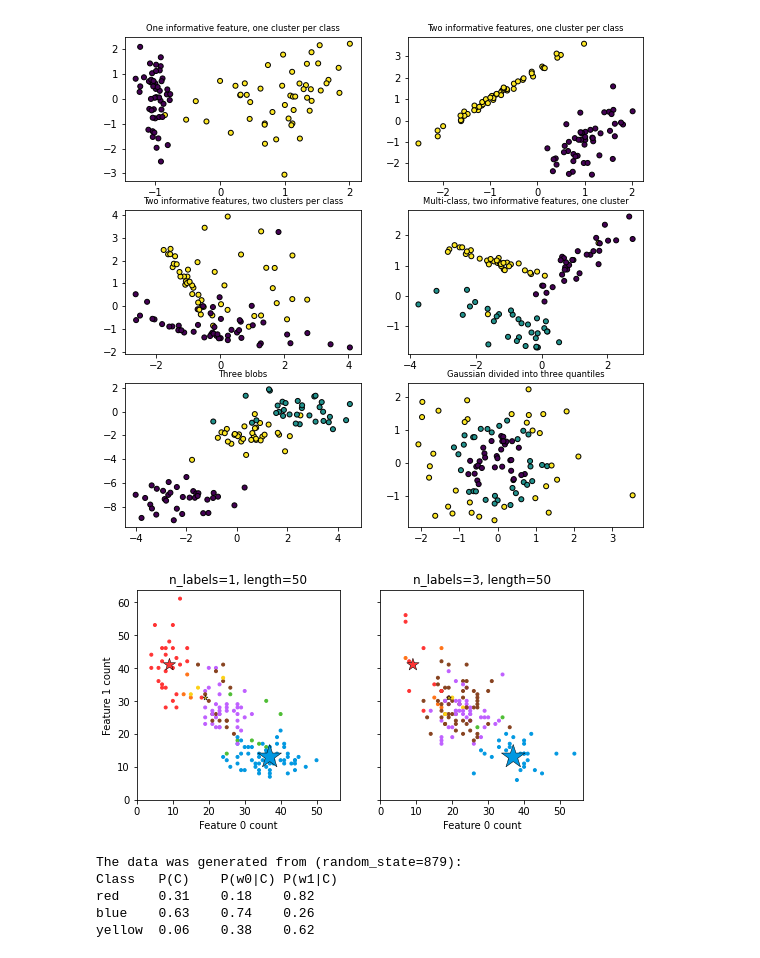
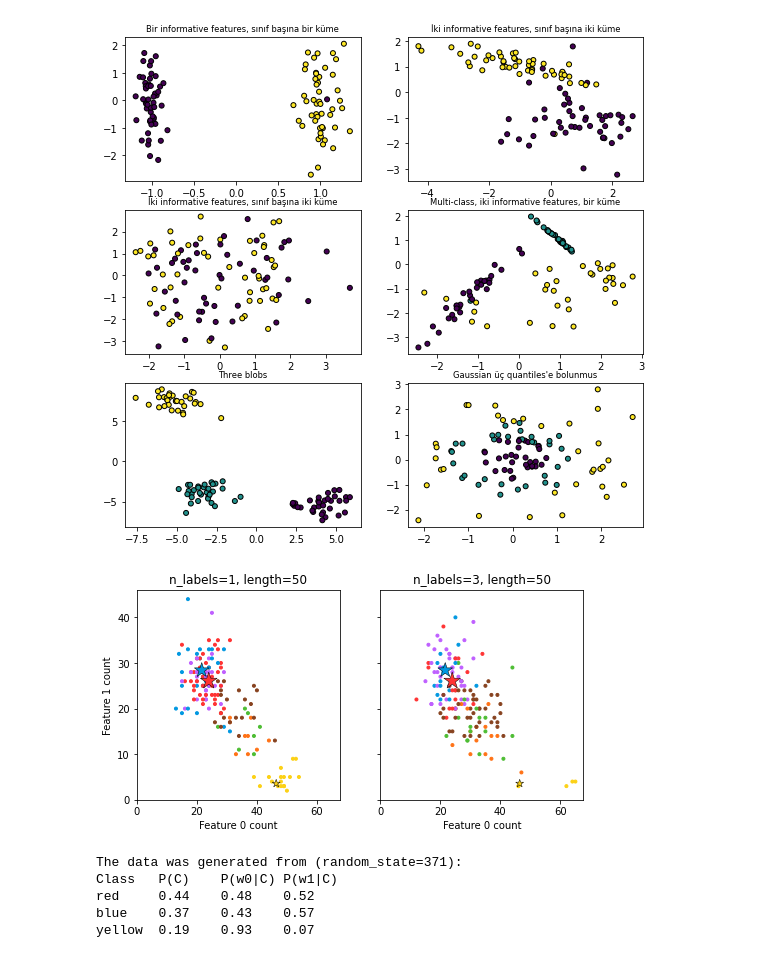
Before and after one commit to bestecetin/machinelearning, a Jupyter notebook: Week3.ipynb, the cells around one changed output. Saved outputs shown, nothing was run; the diff lists cells and outputs as text; code cells hidden in the pictures.

```diff
--- a/Week3.ipynb
+++ b/Week3.ipynb
@@ -61,55 +60,55 @@ plt.show()
 # %%
 from sklearn.datasets import make_classification
 from sklearn.datasets import make_blobs
 from sklearn.datasets import make_gaussian_quantiles
 
 plt.figure(figsize=(8, 8))
 plt.subplots_adjust(bottom=0.050, top=0.9, left=0.05, right=0.95)
 
 plt.subplot(321)
-plt.title("One informative feature, one cluster per class", fontsize="small")
-X1, Y1 = make_classification(
+plt.title("Bir informative features, sınıf başına bir küme", fontsize="small")
+x, y = make_classification(
     n_features=2, n_redundant=0, n_informative=1, n_clusters_per_class=1 #n_features=özellik sayısı, n_redundant=The number of redundant features
 
 )
-plt.scatter(X1[:, 0], X1[:, 1], marker="o", c=Y1, s=25, edgecolor="k")
+plt.scatter(x[:, 0], x[:, 1], marker="o", c=y, s=25, edgecolor="k")
 
 plt.subplot(322)
-plt.title("Two informative features, one cluster per class", fontsize="small")
-X1, Y1 = make_classification(
+plt.title("İki informative features, sınıf başına iki küme", fontsize="small")
+x, y = make_classification(
     n_features=2, n_redundant=0, n_informative=2, n_clusters_per_class=1
 )
-plt.scatter(X1[:, 0], X1[:, 1], marker="o", c=Y1, s=25, edgecolor="k")
+plt.scatter(x[:, 0], x[:, 1], marker="o", c=y, s=25, edgecolor="k")
 
 plt.subplot(323)
-plt.title("Two informative features, two clusters per class", fontsize="small")
-X2, Y2 = make_classification(n_features=2, n_redundant=0, n_informative=2)
-plt.scatter(X2[:, 0], X2[:, 1], marker="o", c=Y2, s=25, edgecolor="k")
+plt.title("İki informative features, sınıf başına iki küme", fontsize="small")
+x1, y1 = make_classification(n_features=2, n_redundant=0, n_informative=2)
+plt.scatter(x1[:, 0], X2[:, 1], marker="o", c=y1, s=25, edgecolor="k")
 
 plt.subplot(324)
-plt.title("Multi-class, two informative features, one cluster", fontsize="small")
-X1, Y1 = make_classification(
+plt.title("Multi-class, iki informative features, bir küme", fontsize="small")
+x, y = make_classification(
     n_features=2, n_redundant=0, n_informative=2, n_clusters_per_class=1, n_classes=3
 )
-plt.scatter(X1[:, 0], X1[:, 1], marker="o", c=Y1, s=25, edgecolor="k")
+plt.scatter(x[:, 0], x[:, 1], marker="o", c=y, s=25, edgecolor="k")
 
 plt.subplot(325)
 plt.title("Three blobs", fontsize="small")
-X1, Y1 = make_blobs(n_features=2, centers=3)
-plt.scatter(X1[:, 0], X1[:, 1], marker="o", c=Y1, s=25, edgecolor="k")
+x, y = make_blobs(n_features=2, centers=3)
+plt.scatter(x[:, 0], x[:, 1], marker="o", c=y, s=25, edgecolor="k")
 
 plt.subplot(326)
-plt.title("Gaussian divided into three quantiles", fontsize="small")
-X1, Y1 = make_gaussian_quantiles(n_features=2, n_classes=3)
-plt.scatter(X1[:, 0], X1[:, 1], marker="o", c=Y1, s=25, edgecolor="k")
+plt.title("Gaussian üç quantiles'e bolunmus", fontsize="small")
+x, y = make_gaussian_quantiles(n_features=2, n_classes=3)
+plt.scatter(x[:, 0], x[:, 1], marker="o", c=y, s=25, edgecolor="k")
 
 plt.show()
 # %% [output]
-[figure, old version]
+[figure, new version]
 # %%
 from sklearn.datasets import make_multilabel_classification as make_ml_clf
 import numpy as np
-COLORS = np.array(
+my_colors = np.array(
     [
         "!",
         "#FF3333",  # red
@@ -122,13 +121,12 @@ COLORS = np.array(
     ]
 )
 
-# Use same random seed for multiple calls to make_multilabel_classification to
-# ensure same distributions
-RANDOM_SEED = np.random.randint(2 ** 10)
+
+rnd_seed = np.random.randint(2 ** 10)
 
 
 def plot_2d(ax, n_labels=1, n_classes=3, length=50):
-    X, Y, p_c, p_w_c = make_ml_clf(
+    x, y, pc, pwc = make_ml_clf(
         n_samples=150,
         n_features=2,
         n_classes=n_classes,
@@ -136,29 +134,29 @@ def plot_2d(ax, n_labels=1, n_classes=3, length=50):
         length=length,
         allow_unlabeled=False,
         return_distributions=True,
-        random_state=RANDOM_SEED,
+        random_state=rnd_seed,
     )
 
     ax.scatter(
-        X[:, 0], X[:, 1], color=COLORS.take((Y * [1, 2, 4]).sum(axis=1)), marker="."
+        x[:, 0], x[:, 1], color=my_colors.take((y * [1, 2, 4]).sum(axis=1)), marker="."
     )
     ax.scatter(
-        p_w_c[0] * length,
-        p_w_c[1] * length,
+        pwc[0] * length,
+        pwc[1] * length,
         marker="*",
         linewidth=0.5,
         edgecolor="black",
         s=20 + 1500 * p_c ** 2,
-        color=COLORS.take([1, 2, 4]),
+        color=my_colors.take([1, 2, 4]),
     )
     ax.set_xlabel("Feature 0 count")
-    return p_c, p_w_c
+    return pc, pwc
 
 
 _, (ax1, ax2) = plt.subplots(1, 2, sharex="row", sharey="row", figsize=(8, 4))
 plt.subplots_adjust(bottom=0.15)
 
-p_c, p_w_c = plot_2d(ax1, n_labels=1)
+pc, pwc = plot_2d(ax1, n_labels=1)
 ax1.set_title("n_labels=1, length=50")
 ax1.set_ylabel("Feature 1 count")
 
@@ -169,14 +167,14 @@ ax2.set_ylim(bottom=0, auto=True)
 
 plt.show()
 
-print("The data was generated from (random_state=%d):" % RANDOM_SEED)
+print("The data was generated from (random_state=%d):" % rnd_seed)
 print("Class", "P(C)", "P(w0|C)", "P(w1|C)", sep="\t")
-for k, p, p_w in zip(["red", "blue", "yellow"], p_c, p_w_c.T):
-    print("%s\t%0.2f\t%0.2f\t%0.2f" % (k, p, p_w[0], p_w[1]))
+for k, p, pw in zip(["red", "blue", "yellow"], pc, pwc.T):
+    print("%s\t%0.2f\t%0.2f\t%0.2f" % (k, p, pw[0], pw[1]))
 # %% [output]
-[figure, old version]
+[figure, new version]
-The data was generated from (random_state=879):
+The data was generated from (random_state=371):
 Class   P(C)    P(w0|C) P(w1|C)
-red     0.31    0.18    0.82
-blue    0.63    0.74    0.26
-yellow  0.06    0.38    0.62
+red     0.44    0.48    0.52
+blue    0.37    0.43    0.57
+yellow  0.19    0.93    0.07
```
Also changed, not shown: parts of 2 cells of this notebook.
